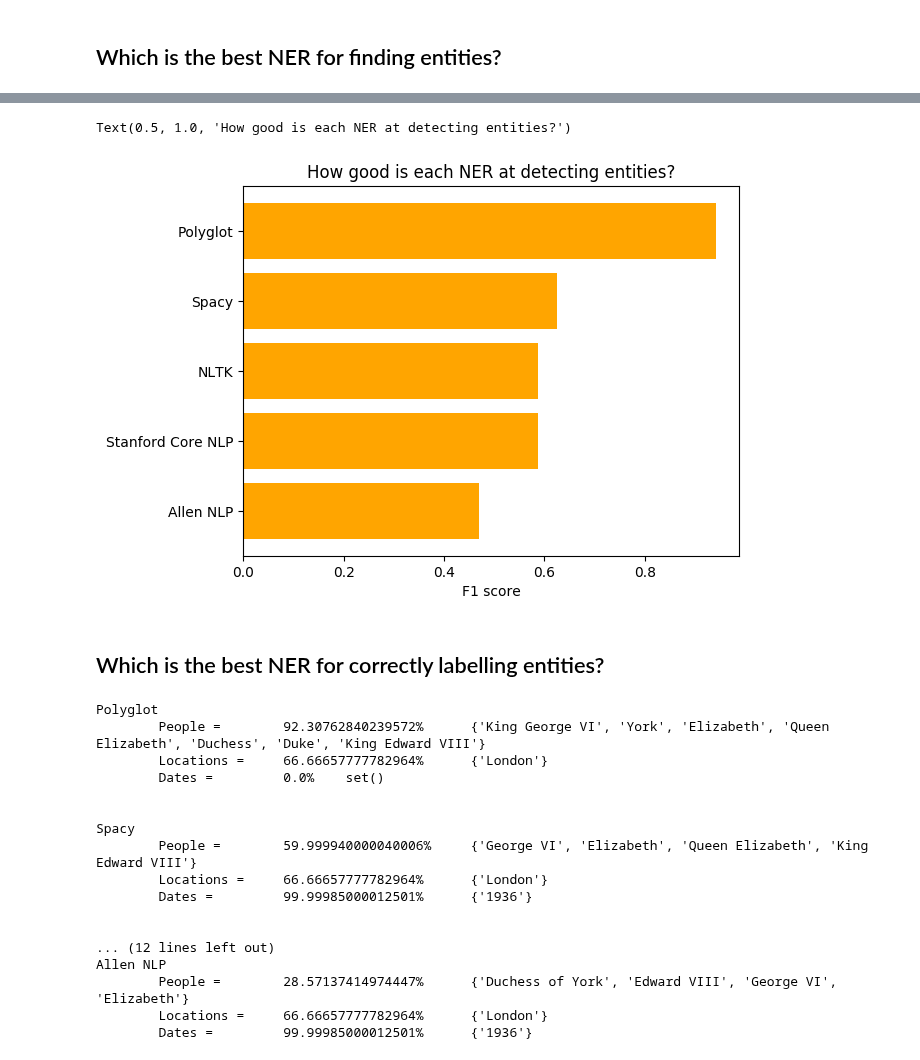
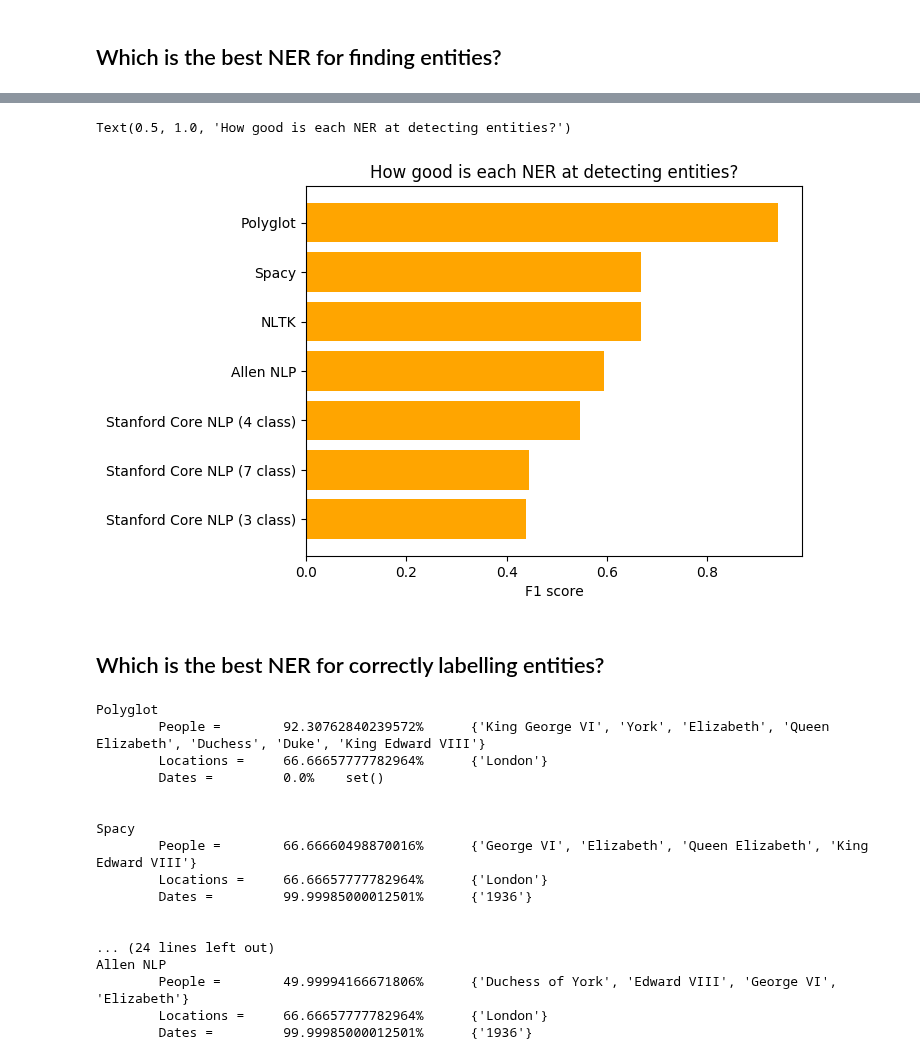
Before and after one commit to mohammedterry/NLP_for_ML, a Jupyter notebook: NER.ipynb, the cells around one changed output, grey strips where cells are left out. Drawn from its saved outputs; the diff is of its cells as text; code cells hidden in the pictures.

```diff
--- a/NER.ipynb
+++ b/NER.ipynb
@@ -15,0 +61,8 @@ The Matrix is a 1999 science fiction action film written and directed by The Wac
+# %%
+def stanford_ner(document,model):
+  if model == 1:
+    return [(entity,tag) for entity,tag in st_3class.tag(document.split()) if tag != "O"]
+  elif model == 2:
+    return [(entity,tag) for entity,tag in st_4class.tag(document.split()) if tag != "O"]
+  elif model == 3:
+    return [(entity,tag) for entity,tag in st_7class.tag(document.split()) if tag != "O"]
@@ -269,10 +304,22 @@ nltk_time = nltk_end - nltk_start
 print(f"NLTK = {nltk_time}s")
 
 stanford_start = time.time()
-Y_stanford = nltk_ner_stanford_pos(test["text"])
+Y_stanford1 = stanford_ner(test["text"],model=1)
 stanford_end = time.time()
-stanford_time = stanford_end - stanford_start
-print(f"Stanford Core NLP = {stanford_time}s")
+stanford_time1 = stanford_end - stanford_start
+print(f"Stanford Core NLP (3 class) = {stanford_time1}s")
+
+stanford_start = time.time()
+Y_stanford2 = stanford_ner(test["text"],model=2)
+stanford_end = time.time()
+stanford_time2 = stanford_end - stanford_start
+print(f"Stanford Core NLP (4 class) = {stanford_time2}s")
+
+stanford_start = time.time()
+Y_stanford3 = stanford_ner(test["text"],model=3)
+stanford_end = time.time()
+stanford_time3 = stanford_end - stanford_start
+print(f"Stanford Core NLP (7 class) = {stanford_time3}s")
 
 spacy_start = time.time()
 Y_spacy = spacy_ner(test["text"])
@@ -324,7 +373,7 @@ Text(0.5, 1.0, 'How long does each NER take?')
 def f1_score(Y, Y_hat, strict=False):
   e = .000001
   non_entities = {}
-  true_positives = sum([max([1 if y == y_hat else .5 if y in y_hat else 0 for y_hat in Y_hat]+ [0]) for y in Y]) # correctly identified
+  true_positives = sum([max([1 if y == y_hat else .5 if y_hat in y else .5 if y in y_hat else 0 for y_hat in Y_hat]+ [0]) for y in Y]) # correctly identified
   if strict: true_positives = len(Y.intersection(Y_hat)) #if strict, only count exact entity matches and not partial matches (default)
   dY = Y ^ Y_hat
   false_positives = len(Y_hat.intersection(dY)) # incorrectly identified
@@ -337,7 +386,9 @@ expected_entities = {entity for entities in test["entities"].values() for entity
 polyglot_entities = {entity for entity,_ in Y_polyglot}
 spacy_entities = {entity for entity,_ in Y_spacy}
 nltk_entities = {entity for entity,_ in Y_nltk}
-stanford_entities = {entity for entity,_ in Y_stanford}
+stanford_entities1 = {entity for entity,_ in Y_stanford1}
+stanford_entities2 = {entity for entity,_ in Y_stanford2}
+stanford_entities3 = {entity for entity,_ in Y_stanford3}
 allen_entities = {entity for entity,_ in Y_allen}
 
 print(f"Expected = 100.0%\n\t{sorted(expected_entities)}\n")
@@ -347,8 +398,12 @@ f1_spacy = f1_score(expected_entities, spacy_entities)
 print(f"Spacy = {f1_spacy*100}%\n\t{sorted(spacy_entities)}\n")
 f1_nltk = f1_score(expected_entities, nltk_entities)
 print(f"NLTK = {f1_nltk*100}%\n\t{sorted(nltk_entities)}\n")
-f1_stanford = f1_score(expected_entities, stanford_entities)
-print(f"Stanford Core NLP = {f1_stanford*100}%\n\t{sorted(stanford_entities)}\n")
+f1_stanford1 = f1_score(expected_entities, stanford_entities1)
+print(f"Stanford Core NLP (3 class) = {f1_stanford1*100}%\n\t{sorted(stanford_entities1)}\n")
+f1_stanford2 = f1_score(expected_entities, stanford_entities2)
+print(f"Stanford Core NLP (4 class) = {f1_stanford2*100}%\n\t{sorted(stanford_entities2)}\n")
+f1_stanford3 = f1_score(expected_entities, stanford_entities3)
+print(f"Stanford Core NLP (7 class) = {f1_stanford3*100}%\n\t{sorted(stanford_entities3)}\n")
 f1_allen = f1_score(expected_entities, allen_entities)
 print(f"Allen NLP = {f1_allen*100}%\n\t{sorted(allen_entities)}\n")
 # %% [output]
@@ -372,43 +427,49 @@ Allen NLP = 47.05876816614334%
 # %%
 import matplotlib.pyplot as plt
 import numpy as np
 
 plt.rcdefaults()
 fig, ax = plt.subplots()
 
 n_words = len(X.split())
-ners = ('Polyglot', 'Spacy', 'NLTK', 'Stanford Core NLP', 'Allen NLP')
-performance = [f1_poly, f1_spacy, f1_nltk, f1_stanford, f1_allen]
+ners = ('Polyglot', 'Spacy', 'NLTK', 'Allen NLP', 'Stanford Core NLP (4 class)', 'Stanford Core NLP (7 class)', 'Stanford Core NLP (3 class)')
+performance = [f1_poly, f1_spacy, f1_nltk, f1_allen, f1_stanford2, f1_stanford3, f1_stanford1]
 y_pos = np.arange(len(ners))
 
 ax.barh(y_pos, performance, align='center', color='orange', ecolor='black')
 ax.set_yticks(y_pos)
 ax.set_yticklabels(ners)
 ax.invert_yaxis()
 ax.set_xlabel('F1 score')
 ax.set_title('How good is each NER at detecting entities?')
 # %% [output]
 Text(0.5, 1.0, 'How good is each NER at detecting entities?')
-[figure, old version]
+[figure, new version]
 # %% [markdown]
 ## Which is the best NER for correctly labelling entities?
 # %%
 polyglot_people = {entity for entity,tag in Y_polyglot if tag == "PER"}
 spacy_people = {entity for entity,tag in Y_spacy if tag == "PERSON"}
 nltk_people = {entity for entity,tag in Y_nltk if tag == "PERSON"}
-stanford_people = {entity for entity,tag in Y_stanford if tag == "PERSON"}
+stanford_people1 = {entity for entity,tag in Y_stanford1 if tag == "PERSON"}
+stanford_people2 = {entity for entity,tag in Y_stanford2 if tag == "PERSON"}
+stanford_people3 = {entity for entity,tag in Y_stanford3 if tag == "PERSON"}
 allen_people = {entity for entity,tag in Y_allen if tag == "PERSON"}
 
 polyglot_dates = {entity for entity,tag in Y_polyglot if tag == "DATE"}
 spacy_dates = {entity for entity,tag in Y_spacy if tag == "DATE"}
 nltk_dates = {entity for entity,tag in Y_nltk if tag == "DATE"}
-stanford_dates = {entity for entity,tag in Y_stanford if tag == "DATE"}
+stanford_dates1 = {entity for entity,tag in Y_stanford1 if tag == "DATE"}
+stanford_dates2 = {entity for entity,tag in Y_stanford2 if tag == "DATE"}
+stanford_dates3 = {entity for entity,tag in Y_stanford3 if tag == "DATE"}
 allen_dates = {entity for entity,tag in Y_allen if tag == "DATE"}
 
 polyglot_locations = {entity for entity,tag in Y_polyglot if tag == "LOC"}
 spacy_locations = {entity for entity,tag in Y_spacy if tag == "GPE"}
 nltk_locations = {entity for entity,tag in Y_nltk if tag == "GPE"}
-stanford_locations = {entity for entity,tag in Y_stanford if tag == "GPE"}
+stanford_locations1 = {entity for entity,tag in Y_stanford1 if tag == "LOCATION"}
+stanford_locations2 = {entity for entity,tag in Y_stanford2 if tag == "LOCATION"}
+stanford_locations3 = {entity for entity,tag in Y_stanford3 if tag == "LOCATION"}
 allen_locations = {entity for entity,tag in Y_allen if tag == "GPE"}
 
 f1_poly_ppl = f1_score(test["entities"]["people"], polyglot_people)
@@ -423,10 +484,18 @@ f1_nltk_ppl = f1_score(test["entities"]["people"], nltk_people)
 f1_nltk_dts = f1_score(test["entities"]["dates"], nltk_dates)
 f1_nltk_loc = f1_score(test["entities"]["locations"], nltk_locations)
 print(f"NLTK \n\tPeople =\t{f1_nltk_ppl*100}%\t{nltk_people}\n\tLocations =\t{f1_nltk_loc*100}%\t{nltk_locations}\n\tDates =\t\t{f1_nltk_dts*100}%\t{nltk_dates}\n\n")
-f1_stanford_ppl = f1_score(test["entities"]["people"], stanford_people)
-f1_stanford_dts = f1_score(test["entities"]["dates"], stanford_dates)
-f1_stanford_loc = f1_score(test["entities"]["locations"], stanford_locations)
-print(f"Stanford Core NLP \n\tPeople =\t{f1_stanford_ppl*100}%\t{stanford_people}\n\tLocations =\t{f1_stanford_loc*100}%\t{stanford_locations}\n\tDates =\t\t{f1_stanford_dts*100}%\t{stanford_dates}\n\n")
+f1_stanford_ppl1 = f1_score(test["entities"]["people"], stanford_people1)
+f1_stanford_dts1 = f1_score(test["entities"]["dates"], stanford_dates1)
+f1_stanford_loc1 = f1_score(test["entities"]["locations"], stanford_locations1)
+print(f"Stanford Core NLP (3 class)\n\tPeople =\t{f1_stanford_ppl1*100}%\t{stanford_people1}\n\tLocations =\t{f1_stanford_loc1*100}%\t{stanford_locations1}\n\tDates =\t\t{f1_stanford_dts1*100}%\t{stanford_dates1}\n\n")
+f1_stanford_ppl2 = f1_score(test["entities"]["people"], stanford_people2)
+f1_stanford_dts2 = f1_score(test["entities"]["dates"], stanford_dates2)
+f1_stanford_loc2 = f1_score(test["entities"]["locations"], stanford_locations2)
+print(f"Stanford Core NLP (4 class)\n\tPeople =\t{f1_stanford_ppl2*100}%\t{stanford_people2}\n\tLocations =\t{f1_stanford_loc2*100}%\t{stanford_locations2}\n\tDates =\t\t{f1_stanford_dts2*100}%\t{stanford_dates2}\n\n")
+f1_stanford_ppl3 = f1_score(test["entities"]["people"], stanford_people3)
+f1_stanford_dts3 = f1_score(test["entities"]["dates"], stanford_dates3)
+f1_stanford_loc3 = f1_score(test["entities"]["locations"], stanford_locations3)
+print(f"Stanford Core NLP (7 class)\n\tPeople =\t{f1_stanford_ppl3*100}%\t{stanford_people3}\n\tLocations =\t{f1_stanford_loc3*100}%\t{stanford_locations3}\n\tDates =\t\t{f1_stanford_dts3*100}%\t{stanford_dates3}\n\n")
 f1_allen_ppl = f1_score(test["entities"]["people"], allen_people)
 f1_allen_dts = f1_score(test["entities"]["dates"], allen_dates)
 f1_allen_loc = f1_score(test["entities"]["locations"], allen_locations)
@@ -439,14 +508,14 @@ Polyglot
 
 
 Spacy
-        People =        59.999940000040006%     {'George VI', 'Elizabeth', 'Queen Elizabeth', 'King Edward VIII'}
+        People =        66.66660498870016%      {'George VI', 'Elizabeth', 'Queen Elizabeth', 'King Edward VIII'}
         Locations =     66.66657777782964%      {'London'}
         Dates =         99.99985000012501%      {'1936'}
 
 
-... (12 lines left out)
+... (24 lines left out)
 Allen NLP
-        People =        28.57137414974447%      {'Duchess of York', 'Edward VIII', 'George VI', 'Elizabeth'}
+        People =        49.99994166671806%      {'Duchess of York', 'Edward VIII', 'George VI', 'Elizabeth'}
         Locations =     66.66657777782964%      {'London'}
         Dates =         99.99985000012501%      {'1936'}
 # %%
```
Also changed, not shown: parts of 16 cells of this notebook.
